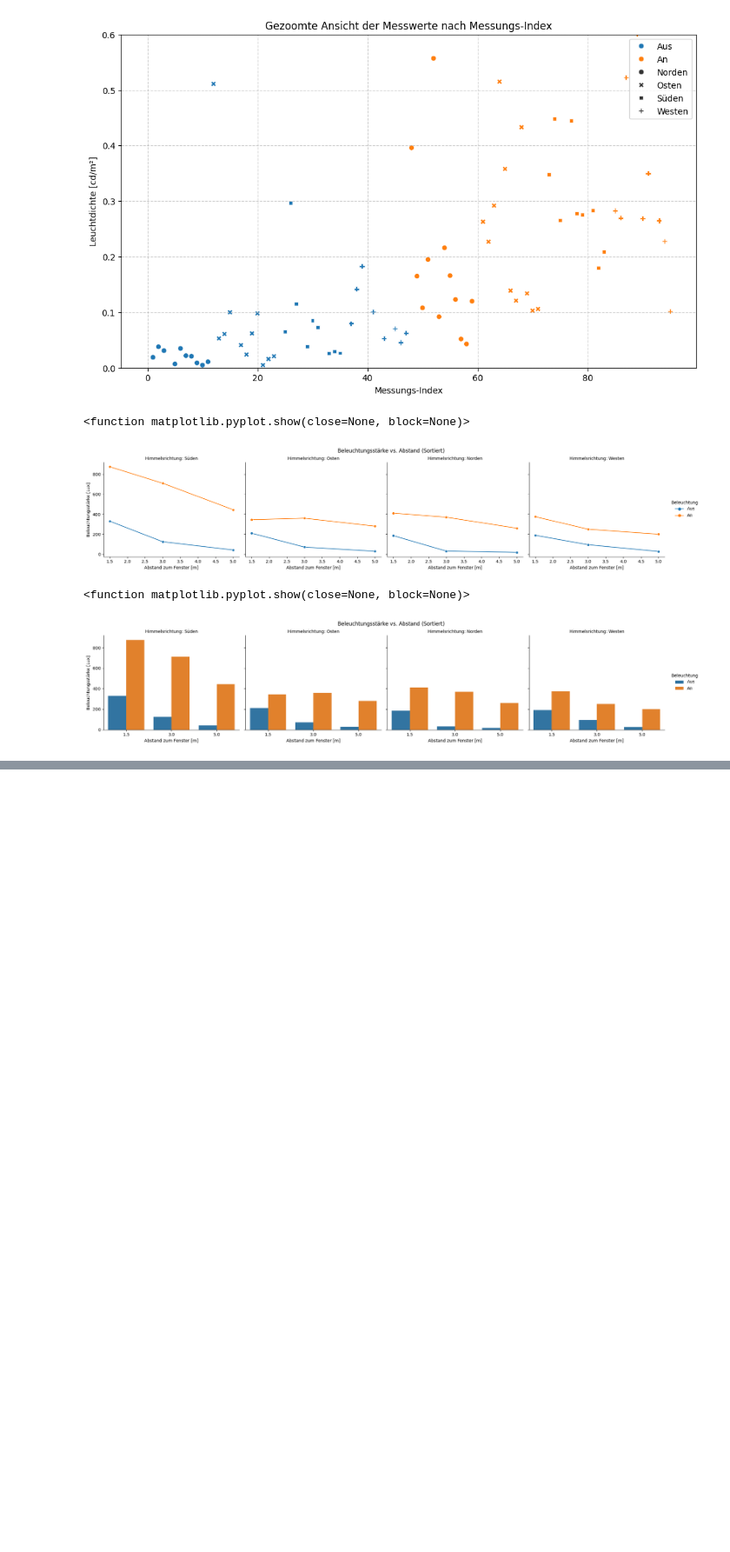
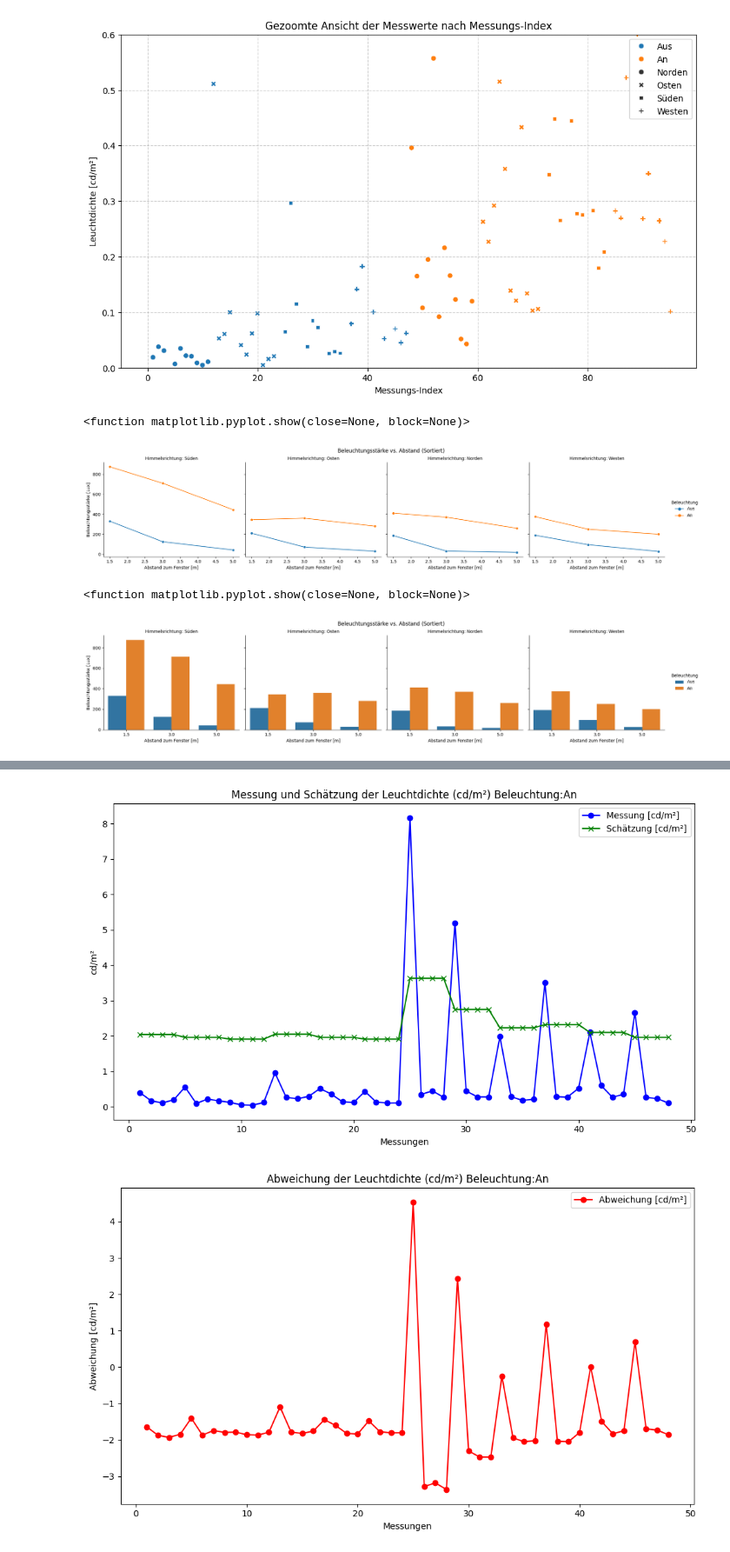
Before and after one commit to Nicola386/Code-Git, a Jupyter notebook: Validierung.ipynb, the cells around one changed output, grey strips where cells are left out. Shown at 87% size. Cells and saved outputs as stored; diff of their text form; code cells hidden in the pictures; blank space fills up the shorter version.

```diff
--- a/Validierung.ipynb
+++ b/Validierung.ipynb
@@ -1488,0 +1555,64 @@ plt.show
+# %%
+# Neue Leuchtdichte- und Schätzungsdaten extrahieren
+leuchtdichte_cd_m2_2 = [
+    0.396, 0.165, 0.108, 0.195, 0.557, 0.092, 0.216, 0.166, 0.123, 0.052,
+    0.043, 0.12, 0.956, 0.263, 0.227, 0.292, 0.515, 0.358, 0.139, 0.121,
+    0.433, 0.134, 0.103, 0.106, 8.159, 0.348, 0.448, 0.266, 5.192, 0.445,
+    0.278, 0.276, 1.98, 0.284, 0.18, 0.209, 3.5, 0.283, 0.27, 0.523,
+    2.106, 0.601, 0.269, 0.35, 2.66, 0.265, 0.228, 0.102
+]
+
+schatzung_cd_m2_2 = [
+    2.04, 2.04, 2.04, 2.04, 1.96, 1.96, 1.96, 1.96, 1.91, 1.91, 1.91, 1.91,
+    2.05, 2.05, 2.05, 2.05, 1.96, 1.96, 1.96, 1.96, 1.91, 1.91, 1.91, 1.91,
+    3.63, 3.63, 3.63, 3.63, 2.75, 2.75, 2.75, 2.75, 2.23, 2.23, 2.23, 2.23,
+    2.32, 2.32, 2.32, 2.32, 2.1, 2.1, 2.1, 2.1, 1.96, 1.96, 1.96, 1.96
+]
+
+# X-Achse (Messungen)
+messungen_2 = list(range(1, len(schatzung_cd_m2_2) + 1))
+
+# Erstellen des Plots für Leuchtdichte und Schätzung
+plt.figure(figsize=(10, 6))
+
+# Plot für Leuchtdichte [cd/m²]
+plt.plot(messungen_2, leuchtdichte_cd_m2_2, label='Messung [cd/m²]', marker='o', color='blue')
+
+# Plot für Schätzung [cd/m²]
+plt.plot(messungen_2, schatzung_cd_m2_2, label='Schätzung [cd/m²]', marker='x', color='green')
+
+# Achsenbeschriftungen und Titel
+plt.xlabel('Messungen')
+plt.ylabel('cd/m²')
+plt.title('Messung und Schätzung der Leuchtdichte (cd/m²) Beleuchtung:An')
+
+# Legende hinzufügen
+plt.legend()
+
+# Plot anzeigen
+plt.tight_layout()
+plt.show()
+
+# Berechnung der Abweichung zwischen Leuchtdichte und Schätzung
+abweichung_cd_m2_2 = [leuchtdichte - schatzung for leuchtdichte, schatzung in zip(leuchtdichte_cd_m2_2, schatzung_cd_m2_2)]
+
+# Erstellen eines neuen Plots für die Abweichung
+plt.figure(figsize=(10, 6))
+
+# Plot für Abweichung [cd/m²]
+plt.plot(messungen_2, abweichung_cd_m2_2, label='Abweichung [cd/m²]', marker='o', color='red')
+
+# Achsenbeschriftungen und Titel
+plt.xlabel('Messungen')
+plt.ylabel('Abweichung [cd/m²]')
+plt.title('Abweichung der Leuchtdichte (cd/m²) Beleuchtung:An')
+
+# Legende hinzufügen
+plt.legend()
+
+# Plot anzeigen
+plt.tight_layout()
+plt.show()
+# %% [output]
+[figure, added]
+[figure, added]
```
Also changed, not shown: parts of 1 cell of this notebook, 5 other files.
